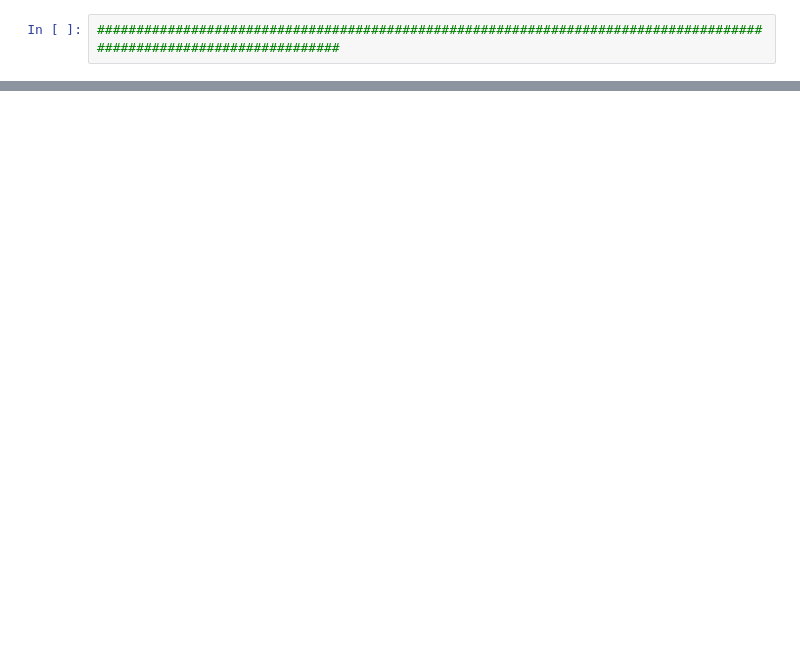
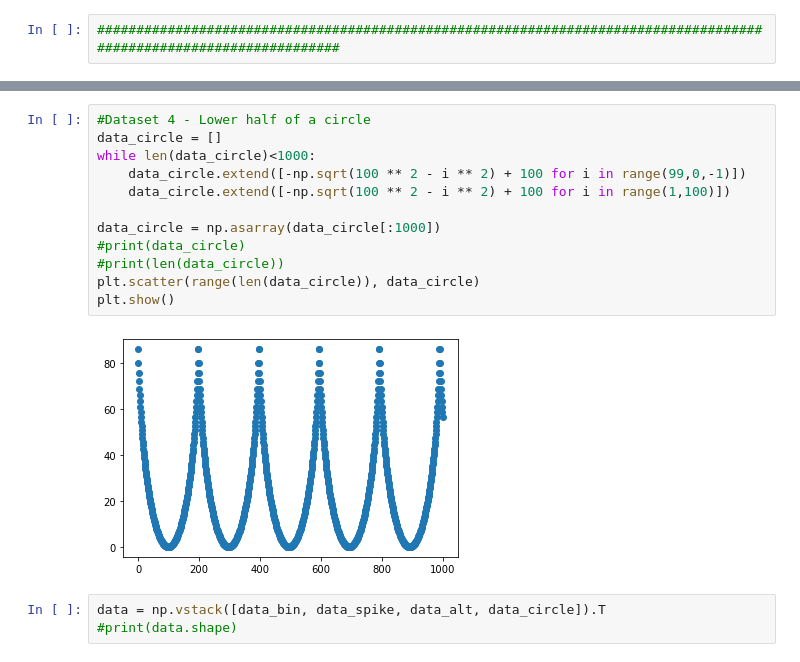
Before and after one commit to PBPZA/Deep_Kalman_Filter_Thesis, a Jupyter notebook: TU_PRACUJE_DEMO_DKF_MV_FROM_PDF_TEST.ipynb, the cells around one changed output, grey strips where cells are left out. Cells and saved outputs as stored; diff of their text form; blank space fills up the shorter version.

```diff
--- a/TU_PRACUJE_DEMO_DKF_MV_FROM_PDF_TEST.ipynb
+++ b/TU_PRACUJE_DEMO_DKF_MV_FROM_PDF_TEST.ipynb
@@ -1090,0 +1003,17 @@ plt.show()
+# %%
+#Dataset 4 - Lower half of a circle
+data_circle = []
+while len(data_circle)<1000:
+    data_circle.extend([-np.sqrt(100 ** 2 - i ** 2) + 100 for i in range(99,0,-1)])
+    data_circle.extend([-np.sqrt(100 ** 2 - i ** 2) + 100 for i in range(1,100)])
+
+data_circle = np.asarray(data_circle[:1000])
+#print(data_circle)
+#print(len(data_circle))
+plt.scatter(range(len(data_circle)), data_circle)
+plt.show()
+# %% [output]
+[figure, added]
+# %%
+data = np.vstack([data_bin, data_spike, data_alt, data_circle]).T
+#print(data.shape)
```
Also changed, not shown: parts of 101 cells of this notebook, 1 other file.
